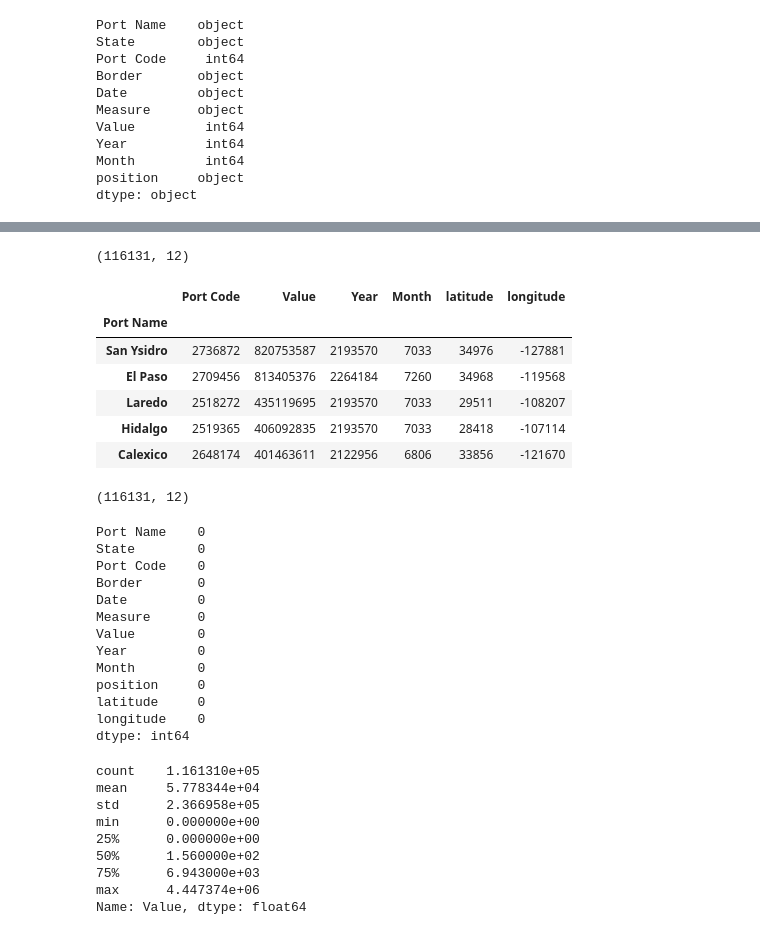
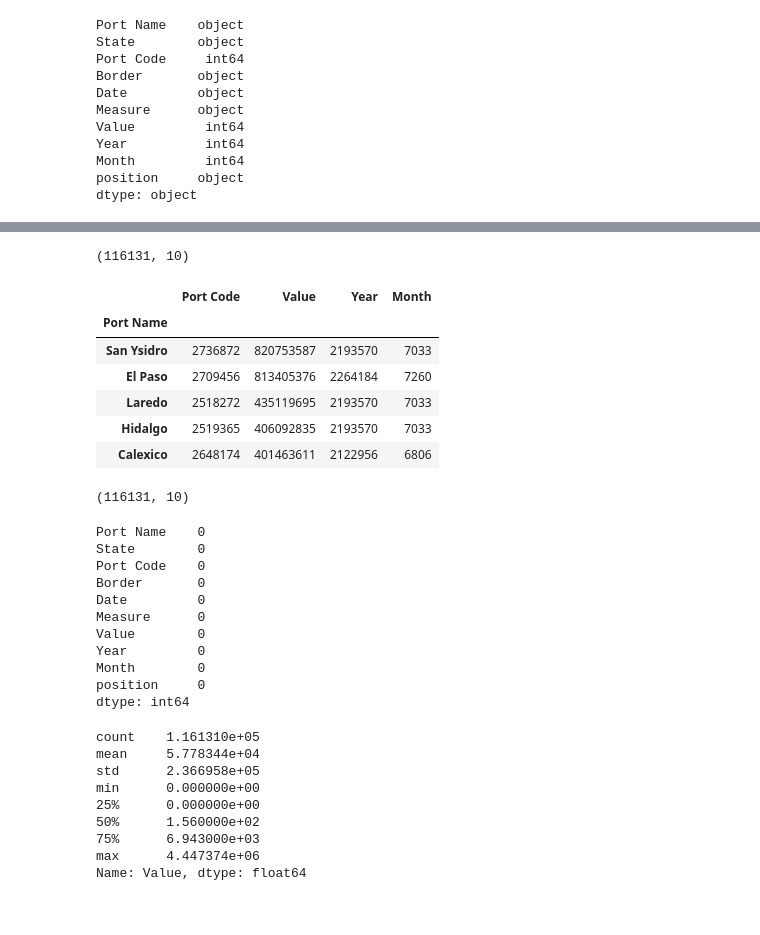
Before and after one commit to rnaua/DMML2019_Team_Swatch, a Jupyter notebook: code/Decision_tree.ipynb, the cells around one changed output, grey strips where cells are left out. Drawn from its saved outputs; the diff is of its cells as text; code cells hidden in the pictures.

```diff
--- a/code/Decision_tree.ipynb
+++ b/code/Decision_tree.ipynb
@@ -5,7 +5,7 @@
 # %%
 import pandas as pd
 # %%
-df= pd.read_csv("/Users/tanjamarkotic/Desktop/DMML2019_Team_Swatch/data/DataWithLocationCleaned.csv.gz")
+df= pd.read_csv("../Data/DataWithLocationCleaned.csv.gz")
 # %%
 import matplotlib.pyplot as plt
 %matplotlib inline
@@ -39,20 +39,3 @@ Year          int64
 Month         int64
 position     object
 dtype: object
-# %%
-# correct types and add columns longitude/latitude cleaned
-df['Date'] = pd.to_datetime(df['Date'])
-df['position']=df['position'].str.replace(" ", "").str.strip('(').str.strip(')')
-df['latitude']=df['position'].str.split(',').str[0].str.split('.').str[0]
-df['longitude']=df['position'].str.split(',').str[1].str.split('.').str[0]
-df['latitude'] = df['latitude'].replace(['InternationalFalls'], 48)
-df['latitude'] = df['latitude'].replace(['PleasantCamp'], 59)
-df['latitude'] = df['latitude'].replace("\'48", '48')
-df['latitude'] = df['latitude'].replace("\'44", '44')
-df['longitude'] = df['longitude'].replace('KoochichingCounty', '-93')
-df['longitude'] = df['longitude'].replace('Skagway', '-136')
-df['longitude'] = df['longitude'].replace('\'-116', '-116')
-df['longitude'] = df['longitude'].replace('\'-66', '-66')
-df['latitude'] = pd.to_numeric(df['latitude'])
-df['longitude'] = pd.to_numeric(df['longitude'])
-df.dtypes
@@ -75,22 +60,21 @@ df = df[df['Measure'].isin(['Bus Passengers','Pedestrians','Personal Vehicle Pas
 df = df.reset_index(drop=True)
 df.shape
 # %% [output]
-(116131, 12)
+(116131, 10)
 # %%
-df.groupby(['Port Name']).sum().sort_values(['Value'],
-                                            ascending=False).head()
+df.groupby(['Port Name']).sum().sort_values(['Value'],ascending=False).head()
 # %% [output]
-|  | Port Code | Value | Year | Month | latitude | longitude |
-| Port Name |  |  |  |  |  |  |
-| San Ysidro | 2736872 | 820753587 | 2193570 | 7033 | 34976 | -127881 |
-| El Paso | 2709456 | 813405376 | 2264184 | 7260 | 34968 | -119568 |
-| Laredo | 2518272 | 435119695 | 2193570 | 7033 | 29511 | -108207 |
-| Hidalgo | 2519365 | 406092835 | 2193570 | 7033 | 28418 | -107114 |
-| Calexico | 2648174 | 401463611 | 2122956 | 6806 | 33856 | -121670 |
+|  | Port Code | Value | Year | Month |
+| Port Name |  |  |  |  |
+| San Ysidro | 2736872 | 820753587 | 2193570 | 7033 |
+| El Paso | 2709456 | 813405376 | 2264184 | 7260 |
+| Laredo | 2518272 | 435119695 | 2193570 | 7033 |
+| Hidalgo | 2519365 | 406092835 | 2193570 | 7033 |
+| Calexico | 2648174 | 401463611 | 2122956 | 6806 |
 # %%
 df.shape
 # %% [output]
-(116131, 12)
+(116131, 10)
 # %%
  df.isnull().sum()
 # %% [output]
@@ -104,8 +88,6 @@ Value        0
 Year         0
 Month        0
 position     0
-latitude     0
-longitude    0
 dtype: int64
 # %%
 # check values...
```
Also changed, not shown: parts of 26 cells of this notebook.
